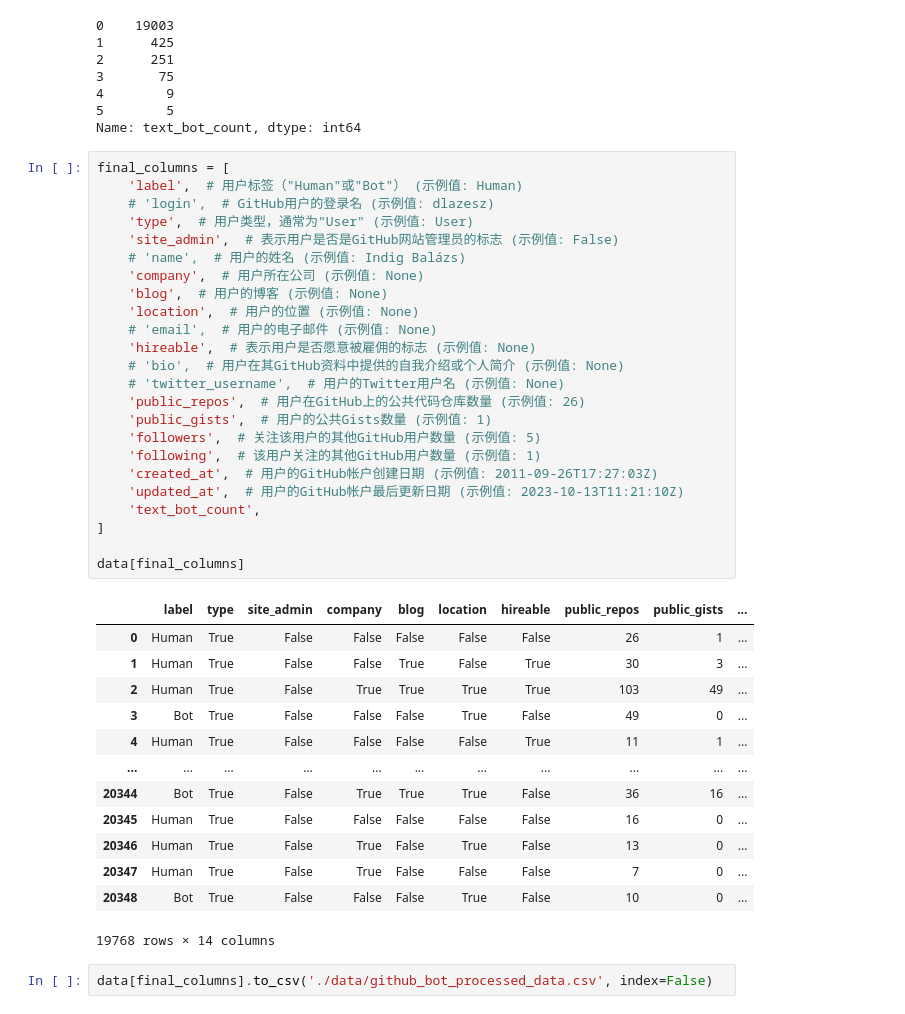
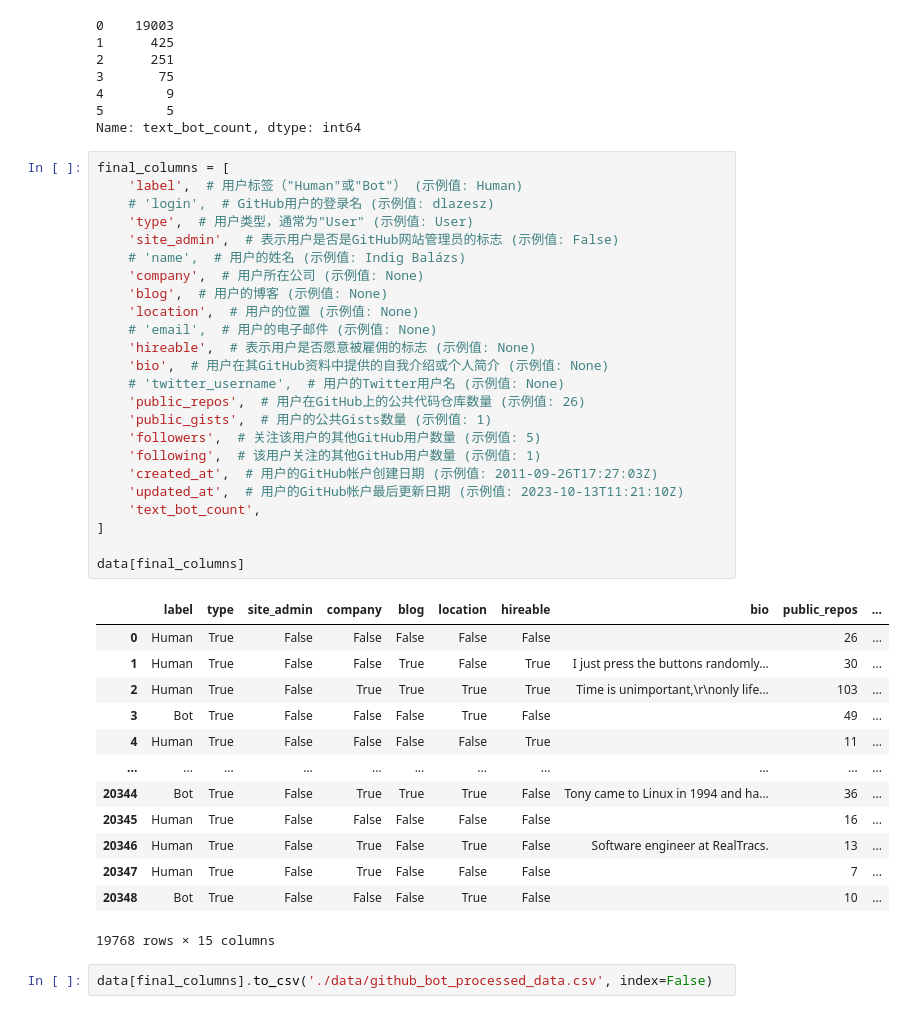
Before and after one commit to X-lab2017/OpenTEA101, a Jupyter notebook: bot_detection/02data_preprocessing.ipynb, the cells around one changed output. Drawn from its saved outputs; the diff is of its cells as text.

Commit message:
Leave the bio column as the text feature

```diff
--- a/bot_detection/02data_preprocessing.ipynb
+++ b/bot_detection/02data_preprocessing.ipynb
@@ -177,40 +177,40 @@ Name: text_bot_count, dtype: int64
 # %%
 final_columns = [
     'label',  # 用户标签（"Human"或"Bot"） (示例值: Human)
     # 'login',  # GitHub用户的登录名 (示例值: dlazesz)
     'type',  # 用户类型，通常为"User" (示例值: User)
     'site_admin',  # 表示用户是否是GitHub网站管理员的标志 (示例值: False)
     # 'name',  # 用户的姓名 (示例值: Indig Balázs)
     'company',  # 用户所在公司 (示例值: None)
     'blog',  # 用户的博客 (示例值: None)
     'location',  # 用户的位置 (示例值: None)
     # 'email',  # 用户的电子邮件 (示例值: None)
     'hireable',  # 表示用户是否愿意被雇佣的标志 (示例值: None)
-    # 'bio',  # 用户在其GitHub资料中提供的自我介绍或个人简介 (示例值: None)
+    'bio',  # 用户在其GitHub资料中提供的自我介绍或个人简介 (示例值: None)
     # 'twitter_username',  # 用户的Twitter用户名 (示例值: None)
     'public_repos',  # 用户在GitHub上的公共代码仓库数量 (示例值: 26)
     'public_gists',  # 用户的公共Gists数量 (示例值: 1)
     'followers',  # 关注该用户的其他GitHub用户数量 (示例值: 5)
     'following',  # 该用户关注的其他GitHub用户数量 (示例值: 1)
     'created_at',  # 用户的GitHub帐户创建日期 (示例值: 2011-09-26T17:27:03Z)
     'updated_at',  # 用户的GitHub帐户最后更新日期 (示例值: 2023-10-13T11:21:10Z)
     'text_bot_count',
 ]
 
 data[final_columns]
 # %% [output]
-|  | label | type | site_admin | company | blog | location | hireable | public_repos | public_gists | ... |
-| 0 | Human | True | False | False | False | False | False | 26 | 1 | ... |
-| 1 | Human | True | False | False | True | False | True | 30 | 3 | ... |
-| 2 | Human | True | False | True | True | True | True | 103 | 49 | ... |
-| 3 | Bot | True | False | False | False | True | False | 49 | 0 | ... |
-| 4 | Human | True | False | False | False | False | True | 11 | 1 | ... |
+|  | label | type | site_admin | company | blog | location | hireable | bio | public_repos | ... |
+| 0 | Human | True | False | False | False | False | False |  | 26 | ... |
+| 1 | Human | True | False | False | True | False | True | I just press the buttons randomly... | 30 | ... |
+| 2 | Human | True | False | True | True | True | True | Time is unimportant,\r\nonly life... | 103 | ... |
+| 3 | Bot | True | False | False | False | True | False |  | 49 | ... |
+| 4 | Human | True | False | False | False | False | True |  | 11 | ... |
 | ... | ... | ... | ... | ... | ... | ... | ... | ... | ... | ... |
-| 20344 | Bot | True | False | True | True | True | False | 36 | 16 | ... |
-| 20345 | Human | True | False | False | False | False | False | 16 | 0 | ... |
-| 20346 | Human | True | False | True | False | True | False | 13 | 0 | ... |
-| 20347 | Human | True | False | True | False | False | False | 7 | 0 | ... |
-| 20348 | Bot | True | False | False | False | True | False | 10 | 0 | ... |
+| 20344 | Bot | True | False | True | True | True | False | Tony came to Linux in 1994 and ha... | 36 | ... |
+| 20345 | Human | True | False | False | False | False | False |  | 16 | ... |
+| 20346 | Human | True | False | True | False | True | False | Software engineer at RealTracs. | 13 | ... |
+| 20347 | Human | True | False | True | False | False | False |  | 7 | ... |
+| 20348 | Bot | True | False | False | False | True | False |  | 10 | ... |
-19768 rows × 14 columns
+19768 rows × 15 columns
 # %%
 data[final_columns].to_csv('./data/github_bot_processed_data.csv', index=False)
```
Also changed, not shown: 1 other file.
